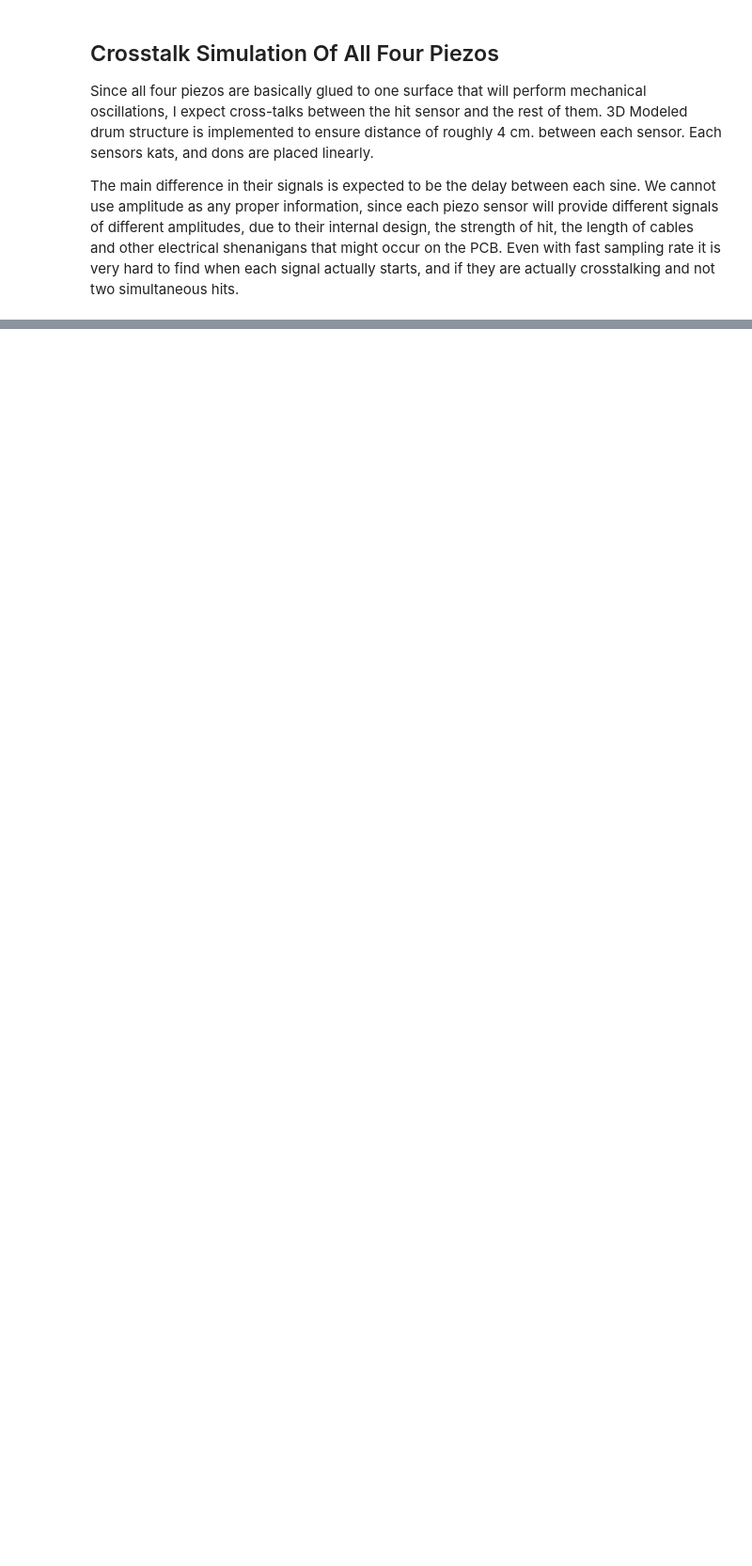
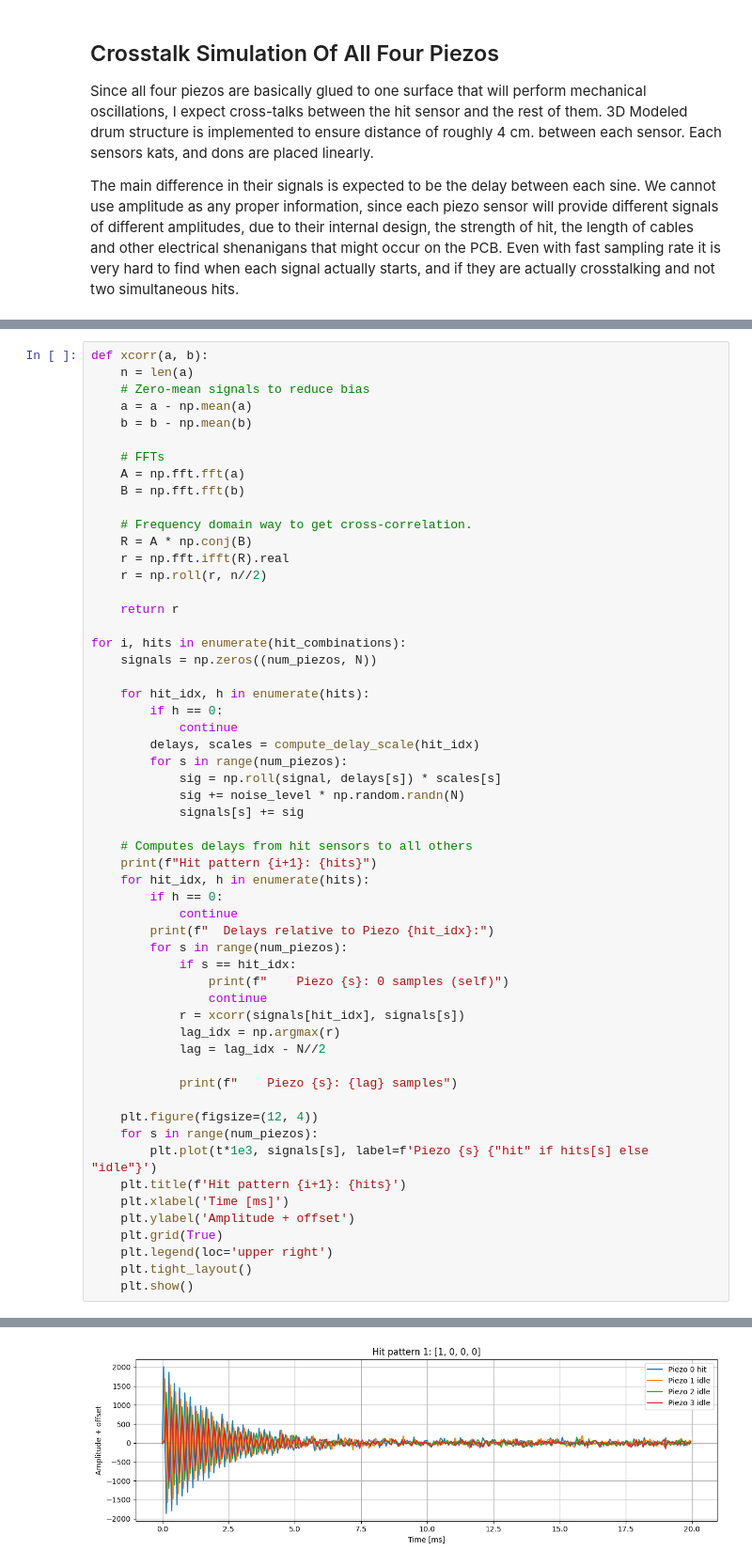
Before and after one commit to not-forest/osu-taiko-drum, a Jupyter notebook: sim/piezo_processing.ipynb, the cells around one changed output, grey strips where cells are left out. Shown at 94% size. Saved outputs shown, nothing was run; the diff lists cells and outputs as text; blank space fills up the shorter version.

Commit message:
First implementation of cross-talk detection with FFT-based cross-correlation function.

```diff
--- a/sim/piezo_processing.ipynb
+++ b/sim/piezo_processing.ipynb
@@ -132,0 +136,57 @@ for i, hits in enumerate(hit_combinations):
+# %%
+def xcorr(a, b):
+    n = len(a)
+    # Zero-mean signals to reduce bias
+    a = a - np.mean(a)
+    b = b - np.mean(b)
+
+    # FFTs
+    A = np.fft.fft(a)
+    B = np.fft.fft(b)
+
+    # Frequency domain way to get cross-correlation.
+    R = A * np.conj(B)
+    r = np.fft.ifft(R).real
+    r = np.roll(r, n//2)
+
+    return r
+
+for i, hits in enumerate(hit_combinations):
+    signals = np.zeros((num_piezos, N))
+
+    for hit_idx, h in enumerate(hits):
+        if h == 0:
+            continue
+        delays, scales = compute_delay_scale(hit_idx)
+        for s in range(num_piezos):
+            sig = np.roll(signal, delays[s]) * scales[s]
+            sig += noise_level * np.random.randn(N)
+            signals[s] += sig
+
+    # Computes delays from hit sensors to all others
+    print(f"Hit pattern {i+1}: {hits}")
+    for hit_idx, h in enumerate(hits):
+        if h == 0:
+            continue
+        print(f"  Delays relative to Piezo {hit_idx}:")
+        for s in range(num_piezos):
+            if s == hit_idx:
+                print(f"    Piezo {s}: 0 samples (self)")
+                continue
+            r = xcorr(signals[hit_idx], signals[s])
+            lag_idx = np.argmax(r)
+            lag = lag_idx - N//2
+
+            print(f"    Piezo {s}: {lag} samples")
+
+    plt.figure(figsize=(12, 4))
+    for s in range(num_piezos):
+        plt.plot(t*1e3, signals[s], label=f'Piezo {s} {"hit" if hits[s] else "idle"}')
+    plt.title(f'Hit pattern {i+1}: {hits}')
+    plt.xlabel('Time [ms]')
+    plt.ylabel('Amplitude + offset')
+    plt.grid(True)
+    plt.legend(loc='upper right')
+    plt.tight_layout()
+    plt.show()
+# %% [output]
@@ -132,0 +199 @@ for i, hits in enumerate(hit_combinations):
+[figure, added]
```
Also changed, not shown: parts of 5 cells of this notebook, 4 other files.
